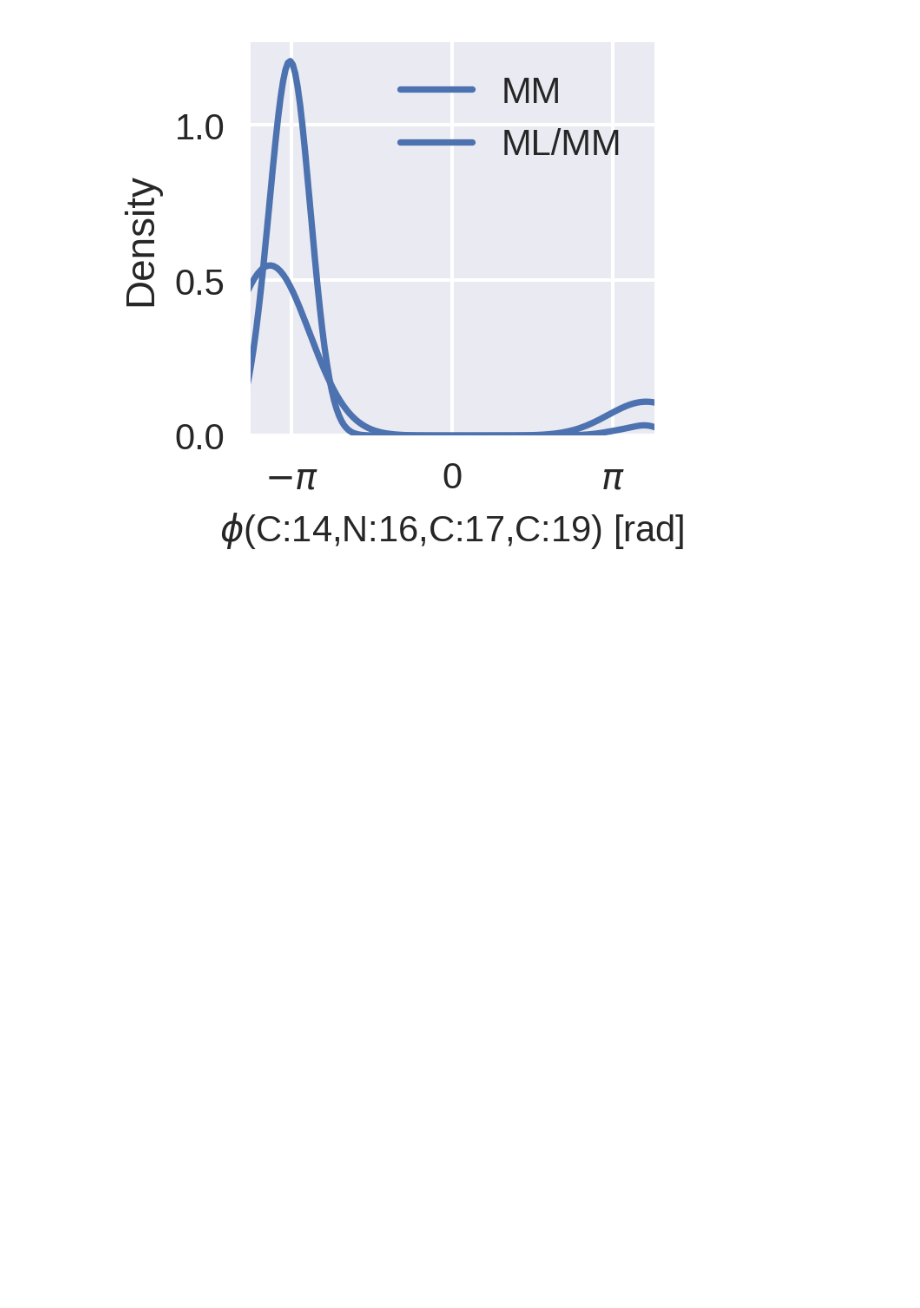
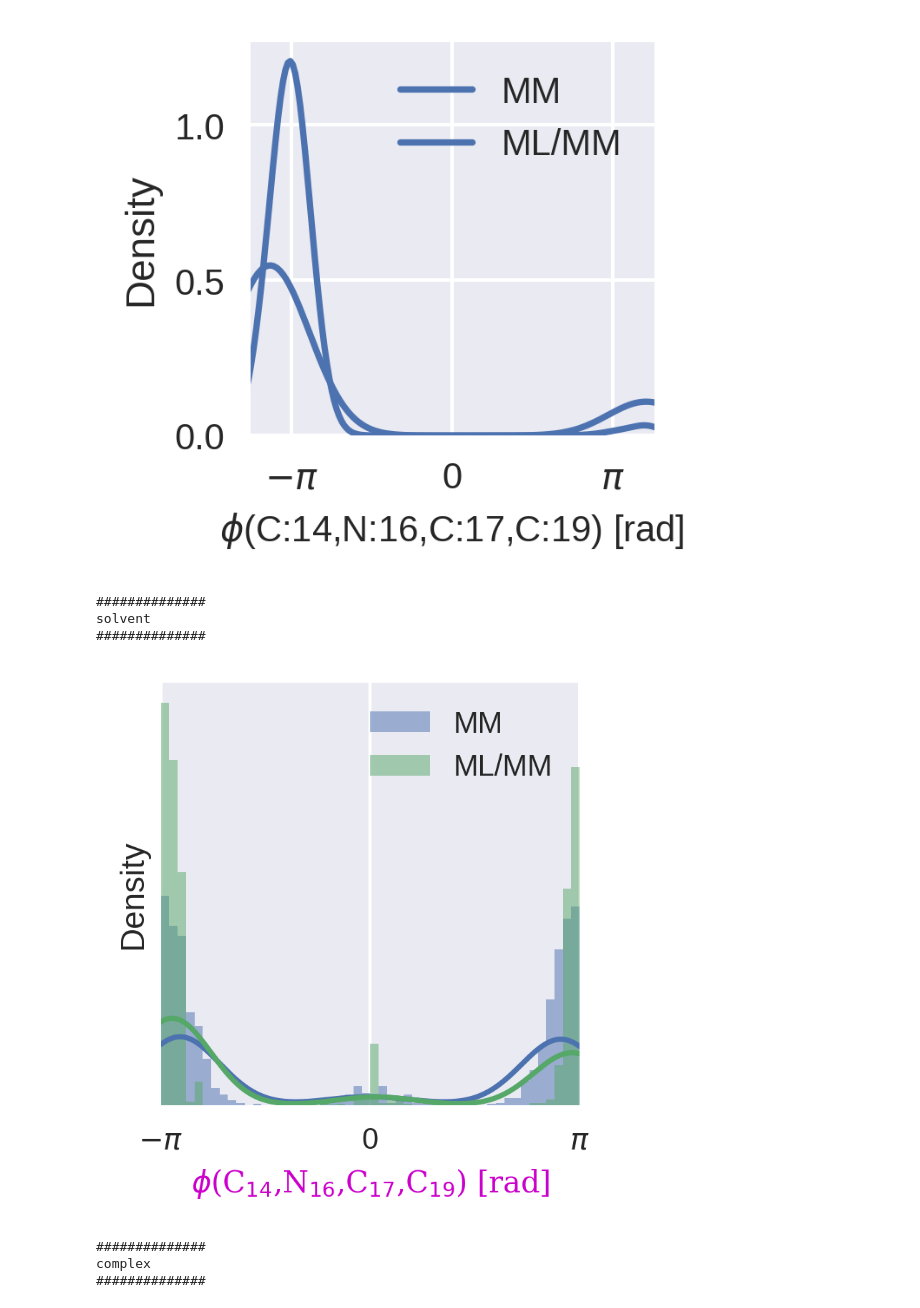
Before and after one commit to choderalab/nn-endstates, a Jupyter notebook: dihedrals_plot_seaborn0.11.ipynb, the cells around one changed output. Cells and saved outputs as stored; diff of their text form; code cells hidden in the pictures; blank space fills up the shorter version.

```diff
--- a/dihedrals_plot_seaborn0.11.ipynb
+++ b/dihedrals_plot_seaborn0.11.ipynb
@@ -142,3 +146,61 @@ plt.show()
 plt.close()
 # %% [output]
 [figure]
+# %%
+# plot hist and kde for 14,16,17,19 in solution/complex
+from scipy import stats
+
+for name, traj_mm, traj_qml, weights in [('solvent', traj_solvent_mm, traj_solvent_qml, solvent_qml_weights), ('complex', traj_complex_mm, traj_complex_qml, complex_qml_weights)]:
+
+    print('##############')
+    print(name)
+    print('##############')
+    font = {'family': 'serif',
+            'color':  '#cc00ccff',
+            'weight': 'normal',
+            'size': 16,
+            }
+
+    f,ax=plt.subplots(figsize=[2.5, 2.5], dpi=300)
+    dihedrals_mm = (md.compute_dihedrals(traj_mm, [[14,16,17,19]])).flat
+    dihedrals_qml = (md.compute_dihedrals(traj_qml, [[14,16,17,19]])).flat
+
+    #dihedrals_mm = list(np.array(dihedrals_mm) - np.pi) + list(np.array(dihedrals_mm)) + list(np.array(dihedrals_mm) + np.pi)
+    #dihedrals_qml = list(np.array(dihedrals_qml) - np.pi) + list(np.array(dihedrals_qml)) + list(np.array(dihedrals_qml) + np.pi)
+    #coc_weights = list(weights) + list(weights) + list(weights)
+
+
+    color=next(ax._get_lines.prop_cycler)['color']
+    plt.hist(dihedrals_mm, density=True, bins=50, label='MM', alpha=0.5, color=color)
+    kde = stats.gaussian_kde(dihedrals_mm, bw_method=0.2)
+    xx = np.linspace(-np.pi, np.pi, 1000)
+    plt.plot(xx, kde(xx), c=color)
+
+    color=next(ax._get_lines.prop_cycler)['color']
+    plt.hist(dihedrals_qml, density=True, weights=weights, bins=50, label='ML/MM', alpha=0.5, color=color)
+    kde = stats.gaussian_kde(dihedrals_qml, weights=weights , bw_method=0.2)
+    xx = np.linspace(-np.pi, np.pi, 1000)
+    plt.plot(xx, kde(xx), c=color)
+
+    #sns.distplot(dihedrals_mm, bins=30, label='MM', norm_hist=True)
+    #sns.distplot(dihedrals_qml, bins=30, label='ML/MM', hist_kws={'weights': weights}, kde_kws={'weights': weights},norm_hist=True)
+    plt.legend(prop={'size': 10})
+    plt.xlim(-np.pi, np.pi)
+    ax.xaxis.set_major_formatter(plt.FuncFormatter(format_func))
+    ticks_ = np.multiply([-1.0, 0, 1.0], np.pi)
+    ax.set(xticks=ticks_)
+    plt.ylabel('Density')
+    ax.axes.get_yaxis().set_ticks([])
+    plt.tight_layout()
+    #plt.gca().set_aspect('equal', adjustable='box')
+    plt.xlabel('$\phi$(C$_{14}$,N$_{16}$,C$_{17}$,C$_{19}$) [rad]', fontsize=10, fontdict=font)
+    plt.show()
+    plt.close()
+# %% [output]
+##############
+solvent
+##############
+[figure, added]
+##############
+complex
+##############
```
Also changed, not shown: parts of 20 cells of this notebook.
